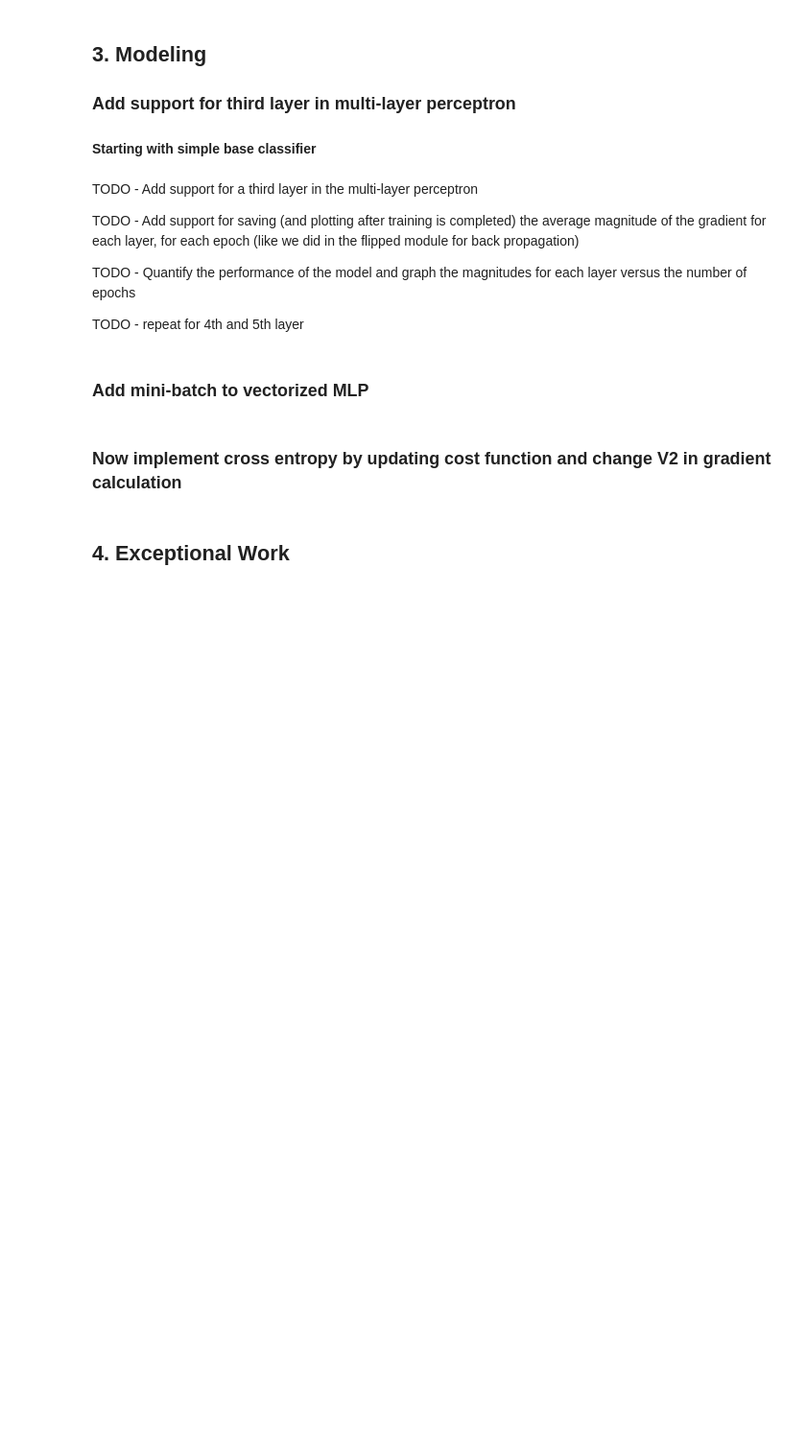
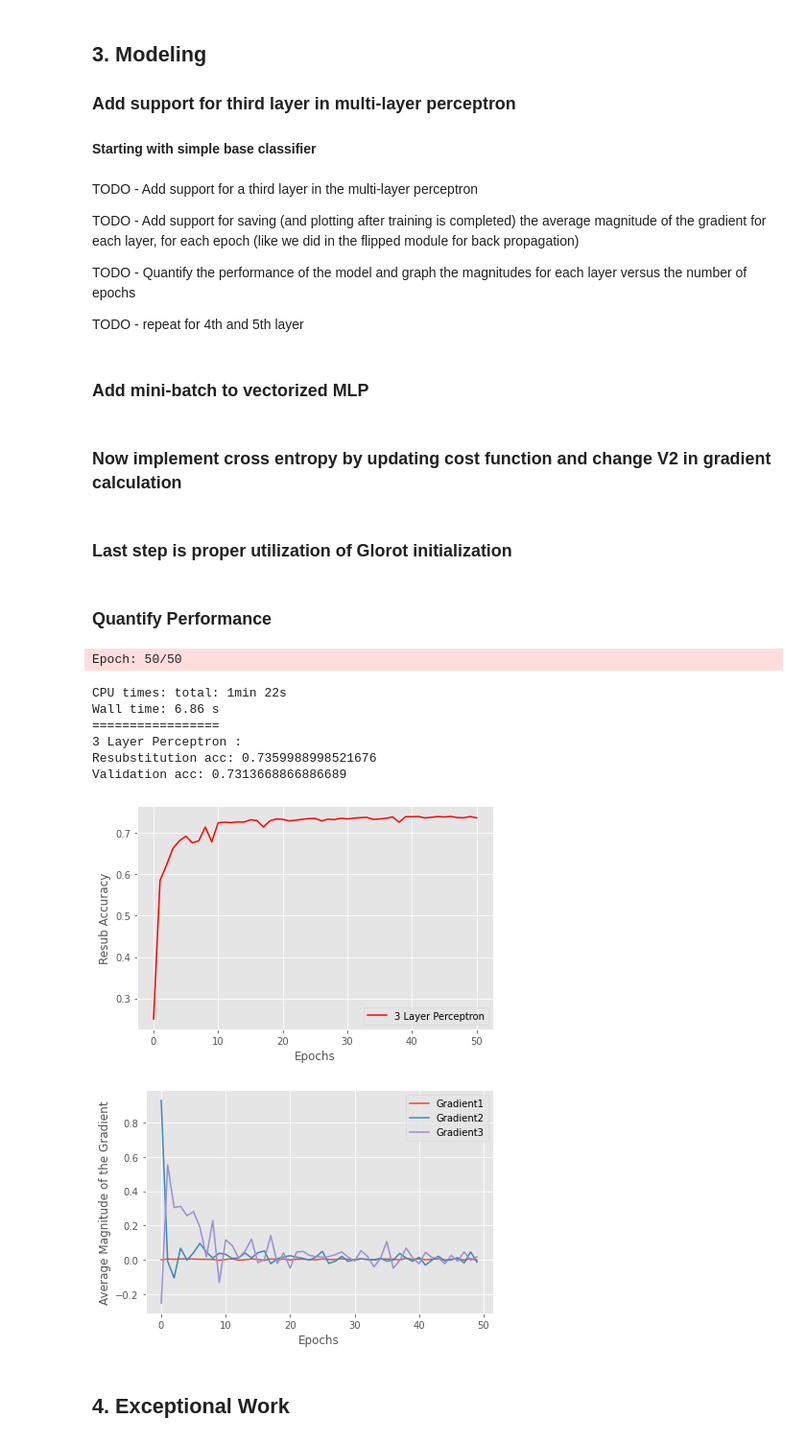
Before and after one commit to kirkwat/machine-learning, a Jupyter notebook: lab4/kirk.ipynb, the cells around one changed output. Shown at 96% size. Saved outputs shown, nothing was run; the diff lists cells and outputs as text; code cells hidden in the pictures; blank space fills up the shorter version.

Commit message:
finish layer 3

```diff
--- a/lab4/kirk.ipynb
+++ b/lab4/kirk.ipynb
@@ -713 +709,3 @@ class TLPMiniBatchCrossEntropy(TLPMiniBatch):
+# %% [markdown]
+### Last step is proper utilization of Glorot initialization
 # %%
@@ -784,14 +732,39 @@ def print_result(nn,X_train,y_train,X_test,y_test,grads, title="",color="red"):
+# %% [markdown]
+### Quantify Performance
 # %%
-vals = { 'layers':3, 'n_hidden':[30, 25],
-         'C':0.1, 'epochs':25, 'eta':0.001,
+vals = { 'layers':3, 'n_hidden':30,
+         'C':0.1, 'epochs':50, 'eta':0.001,
          'alpha':0.001, 'decrease_const':1e-5, 'minibatches':50,
          'shuffle':True,'random_state':1}
+#quantify performance using accuracy
+nn_better = MLPBetterInitial(**vals)
 
-nn3 = MLPBetterInitial(**vals)
+%time gradients = nn_better.fit(X_train_norm_enc, y_train, print_progress=1)
+#display accuracy performance
+print_result(nn_better,X_train_norm_enc,y_train, X_test_norm_enc, y_test,title="3 Layer Perceptron")
+plt.show()
 
-%time
-grads = nn3.fit(X_train_norm_enc, y_train, print_progress=1)
+#display average gradient magnitudes for each layer
+for i in range(len(gradients)):
+    plt.plot(range(len(gradients[0])),
+             gradients[i],
+             label="Gradient"+str(i + 1))
 
-print_result(nn3,X_train_norm_enc,y_train, X_test_norm_enc, y_test,grads,title="Cross Entropy Loss",color="red")
+plt.ylabel('Average Magnitude of the Gradient')
+plt.xlabel('Epochs')
+plt.tight_layout()
+plt.legend(loc='best')
+plt.grid(True)
+plt.show()
+# %% [output]
+Epoch: 50/50
+CPU times: total: 1min 22s
+Wall time: 6.86 s
+=================
+3 Layer Perceptron :
+Resubstitution acc: 0.7359988998521676
+Validation acc: 0.7313668866886689
+[figure, added]
+[figure, added]
 # %% [markdown]
 ## 4. Exceptional Work
```
Also changed, not shown: parts of 8 cells of this notebook.
